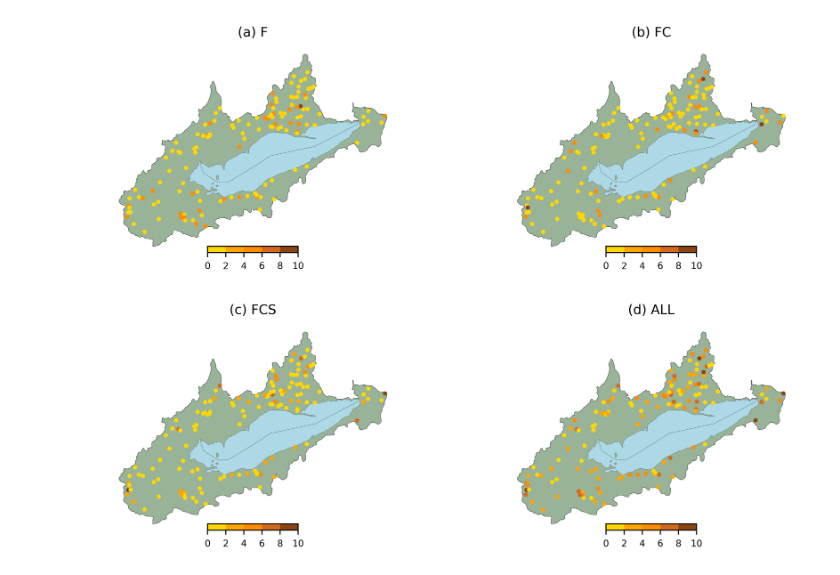
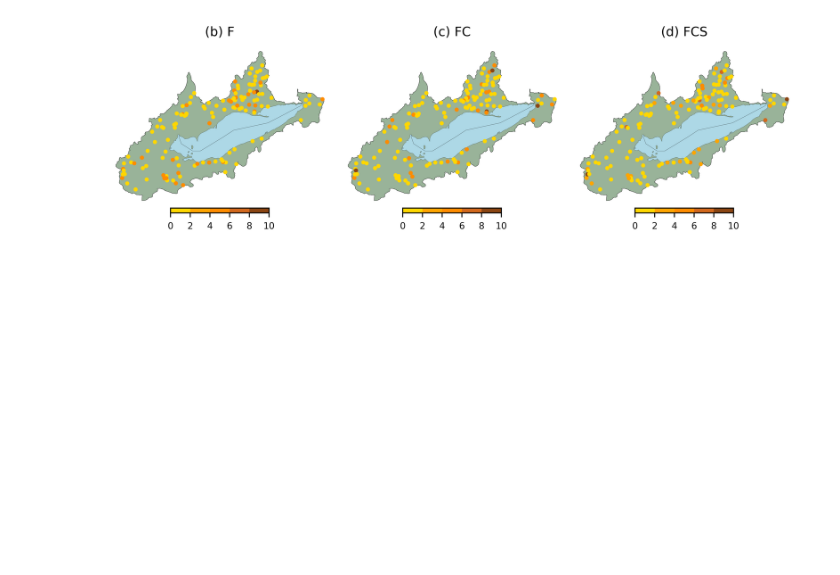
Before and after one commit to Steven-Mugisha/watershed_classification, a Jupyter notebook: exemplarity.ipynb, the cells around one changed output. Drawn from its saved outputs; the diff is of its cells as text; code cells hidden in the pictures; blank space fills up the shorter version.

```diff
--- a/exemplarity.ipynb
+++ b/exemplarity.ipynb
@@ -49,4 +49,4 @@ func_climate_df = exemplarStabilityIndex(os.path.join(directory, "computed_data/
 func_climate_struct_df = exemplarStabilityIndex(os.path.join(directory, "computed_data/ap_results", "all_attributes.csv"))
 
 df = pd.DataFrame({"F": func_df, "FC": func_climate_df, "FCS": func_climate_struct_df})
-df["ALL"] = df.sum(axis=1)
+# df["ALL"] = df.sum(axis=1)
@@ -64,21 +56,19 @@ LEB_polygon = gpd.read_file(os.path.join(directory, "LEB_description", "sub-basi
 Lake = gpd.read_file(os.path.join(directory, "LEB_description", "sub-basin _ArcGIS", "LakeErie.shp"))
 st_clair = gpd.read_file(os.path.join(directory, "LEB_description", "sub-basin _ArcGIS", "hydro_p_LakeStClair", "hydro_p_LakeStClair.shp"))
 
-sub_set_df = df.iloc[:,:-1]
-binary_cvq_df = sub_set_df.applymap(lambda x: 1 if x <2 else
+
+binary_cvq_df = df.applymap(lambda x: 1 if x <2 else
                                                     (2 if (x >= 2) & (x<4)  else
                                                      (3 if (x >= 4) & (x<6)  else
                                                     (4 if (x >= 6)  & (x<8)else
                                                      5))))
 
-binary_cvq_df['ALL'] = all_binary_cvq_df
+gpd_stability = gpd.GeoDataFrame(binary_cvq_df, geometry=gpd.points_from_xy(stations_df.longitude, stations_df.latitude))
+gpd_stability.set_crs(epsg=4326, inplace=True)
 
-gpd_propensity = gpd.GeoDataFrame(binary_cvq_df, geometry=gpd.points_from_xy(stations_df.longitude, stations_df.latitude))
-gpd_propensity.set_crs(epsg=4326, inplace=True)
+columnsP = gpd_stability.columns.to_list()[:-1]
 
-columnsP = gpd_propensity.columns.to_list()[:-1]
-
-f, axs = plt.subplots(nrows = 2, ncols = 2, figsize = (12, 6), linewidth=0, edgecolor='black', dpi=500)
+f, axs = plt.subplots(nrows = 1, ncols = 3, figsize = (12, 6), linewidth=0, edgecolor='black', dpi=500)
 axs = axs.flatten()
 
 colors = ['gold', 'orange', 'darkorange', 'chocolate','saddlebrown']
@@ -87,45 +77,39 @@ norm = plt.Normalize(vmin=0, vmax=10)
 sm = plt.cm.ScalarMappable(cmap=cmap, norm=norm)
 sm.set_array([])
 
-labels_columns =  ["F", "FC", "FCS", "ALL" ]
+labels_columns =  ["F", "FC", "FCS"]
 
 for i, col in enumerate(columnsP):
     ax = axs[i]
     ax.set_aspect('auto')
 
     LEB_polygon.to_crs(epsg=4326).plot(ax=ax, color=(0.6, 0.7, 0.6),edgecolor="black", linewidth=0.2, markersize=1000)
     Lake.to_crs(epsg=4326).plot(ax=ax, color='lightblue',edgecolor="black", linewidth=0.09, markersize=1000)
 
-    gpd_propensity.plot(column = col, ax=ax,
+    gpd_stability.plot(column = col, ax=ax,
             legend = False, markersize = 5, cmap=cmap)
 
 
     ax.set_axis_off()
 
-    title_str = f"({string.ascii_lowercase[i]}) {labels_columns[i]}"
+    title_str = f"({string.ascii_lowercase[i+1]}) {labels_columns[i]}"
     ax.set_title(title_str, size=10)
     ax.tick_params(labelsize=1)
 #     cbar_ax = f.add_axes([0.5, .1, 0.12, 0.013])
 #     ticks = np.linspace(0, 10,6)
 
   # Create a new axis for the colorbar
     divider = make_axes_locatable(ax)
 #     cax = divider.append_axes("bottom", size="5%", pad=0.4)
-    cax = divider.append_axes("bottom", size="3%", pad=-0.1, aspect = 0.7)
+    cax = divider.append_axes("bottom", size="3%", pad=0, aspect = 0.5)
     cbar = f.colorbar(sm, cax=cax, orientation='horizontal')
     cbar.set_ticks(np.linspace(0, 10, 6))
     cbar.ax.tick_params(labelsize=7)
 
 
 def format_tick(x, pos):
         return int(x)
 
-# # Use FuncFormatter to apply the format_tick function to the tick labels
-# # cbar = f.colorbar(sm, cax=cbar_ax,orientation="horizontal", ticks=ticks, shrink=0.1)
-# # cbar.ax.xaxis.set_major_formatter(ticker.FuncFormatter(format_tick))
-# # # cbar.ax.xaxis.set_major_formatter(ticker.NullFormatter())
-# # cbar.ax.tick_params(labelsize=10, length=3)
-
-plt.subplots_adjust(hspace=-.4, wspace=0, left = 0, right =.7, top = 1.3, bottom = 0)
+plt.subplots_adjust(hspace=-.4, wspace=-0.25, left = 0, right =.7, top = 1.3, bottom = 0)
 # %% [output]
-[figure, old version]
+[figure, new version]
```
Also changed, not shown: parts of 3 cells of this notebook, 1 other file.
